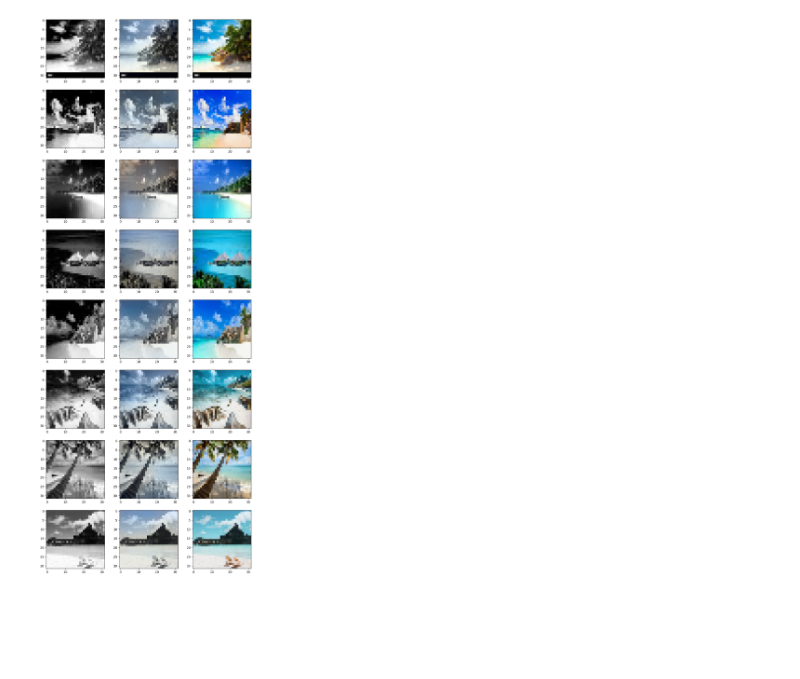
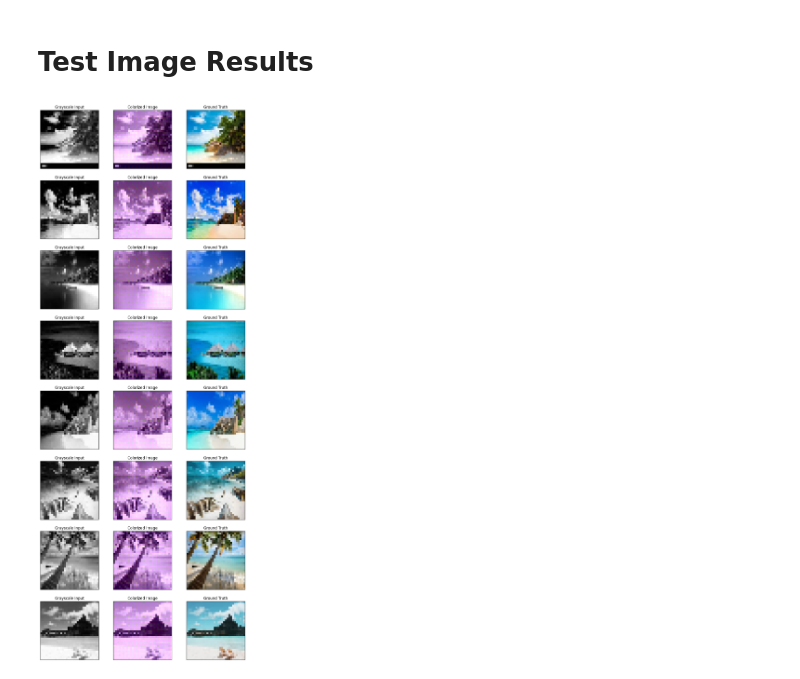
Before and after one commit to jlombino/ColorizerTorchPort, a Jupyter notebook: colors.ipynb, the cells around one changed output. Drawn from its saved outputs; the diff is of its cells as text; code cells hidden in the pictures; blank space fills up the shorter version.

```diff
--- a/colors.ipynb
+++ b/colors.ipynb
@@ -214,8 +246,8 @@ class Generator(nn.Module):
 # %%
-h_epochs = 100
-h_saves = 20
+h_epochs = 5
+h_saves = 5
 h_image_size = 32
-h_max_allowable_filters = 128
+h_max_allowable_filters = 512
 h_batch_size = 500
 h_train_dir = 'Train/'
 h_test_dir = 'Test/'
@@ -300,0 +381,26 @@ for image_number in range(8):
+# %%
+def show_example_images(loader, number, offset):
+
+    fig, ax = plt.subplots(number, 3, figsize = (12,4*number))
+
+    for image_number in range(offset, offset+number):
+
+        ax[image_number][0].imshow(loader.load_unprocessed_image(
+        image_number)[:,:,0], cmap='gray')
+
+        ax[image_number][2].imshow(loader.load_unprocessed_image(image_number))
+
+        x, y = loader.load_processed_image_channels(image_number)
+        x, y = x.to(device), y.to(device)
+
+        predictions = generator.colorize(x)
+        ax[image_number][1].imshow(predictions.to('cpu').detach().numpy())
+
+        ax[image_number][0].set_title('Grayscale Input')
+        ax[image_number][1].set_title('Colorized Image')
+        ax[image_number][2].set_title('Ground Truth')
+        for axis in ax[image_number]:
+            axis.set_xticks([])
+            axis.set_yticks([])
+
+    return fig
@@ -301,15 +413,6 @@ for image_number in range(8):
+# %% [markdown]
+# Test Image Results
 # %%
-fig, ax = plt.subplots(8,3,figsize=(12,32))
-
-for image_number in range(8):
-    x, y = test_data_loader.load_processed_image_channels(image_number)
-    x, y = x.to('cuda'), y.to('cuda')
-    predictions = generator.colorize(x)
-    ax[image_number][0].imshow(test_data_loader.load_unprocessed_image(
-    image_number)[:,:,0], cmap='gray')
-
-    ax[image_number][1].imshow(predictions.to('cpu').detach().numpy())
-
-    ax[image_number][2].imshow(test_data_loader.load_unprocessed_image(image_number))
+show_example_images(test_data_loader, number = 8, offset = 0);
 # %% [output]
-[figure, old version]
+[figure, new version]
```
Also changed, not shown: parts of 28 cells of this notebook.
